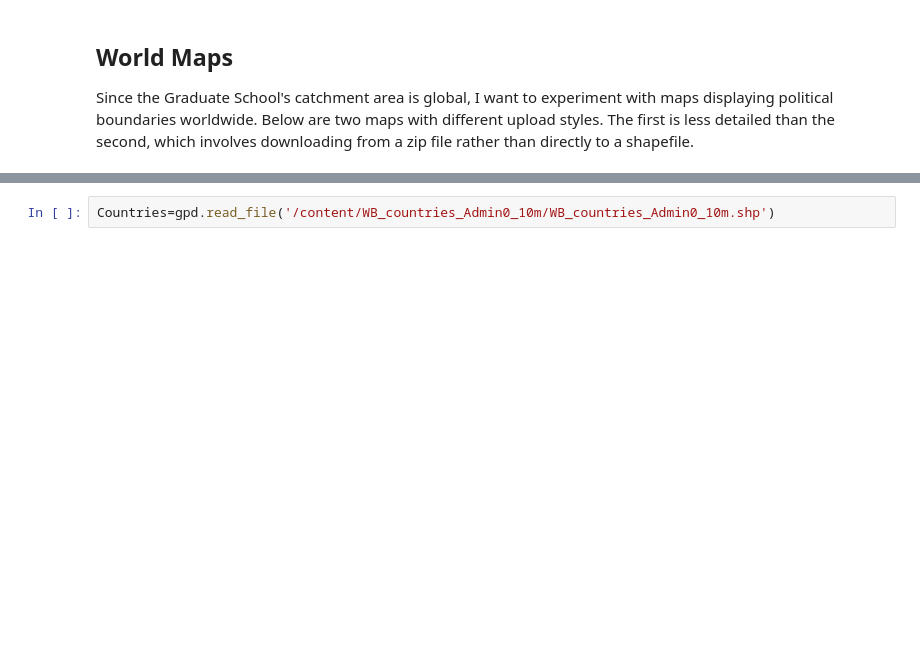
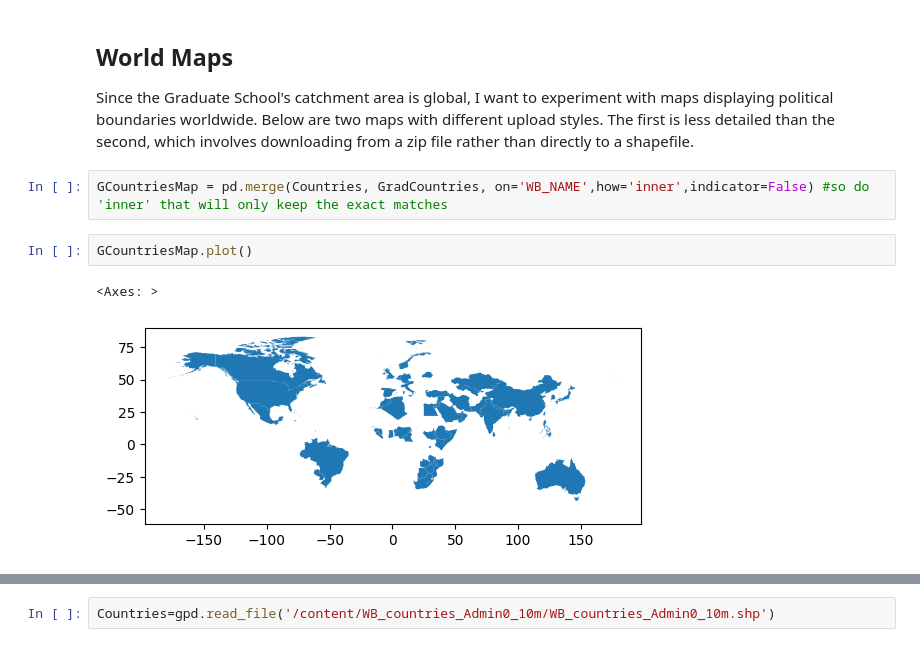
Before and after one commit to ewattudo/gis, a Jupyter notebook: PS1.ipynb, the cells around one changed output, grey strips where cells are left out. Cells and saved outputs as stored; diff of their text form; blank space fills up the shorter version.

Commit message:
Making some headway on the Grad Maps. Not done, but getting there.

```diff
--- a/PS1.ipynb
+++ b/PS1.ipynb
@@ -398,3 +430,10 @@ ax.set_yticks([]) #kills xticks
 # %% [markdown]
 ## World Maps
 Since the Graduate School's catchment area is global, I want to experiment with maps displaying political boundaries worldwide. Below are two maps with different upload styles. The first is less detailed than the second, which involves downloading from a zip file rather than directly to a shapefile.
+# %%
+GCountriesMap = pd.merge(Countries, GradCountries, on='WB_NAME',how='inner',indicator=False) #so do 'inner' that will only keep the exact matches
+# %%
+GCountriesMap.plot()
+# %% [output]
+<Axes: >
+[figure, added]
```
Also changed, not shown: parts of 12 cells of this notebook.
